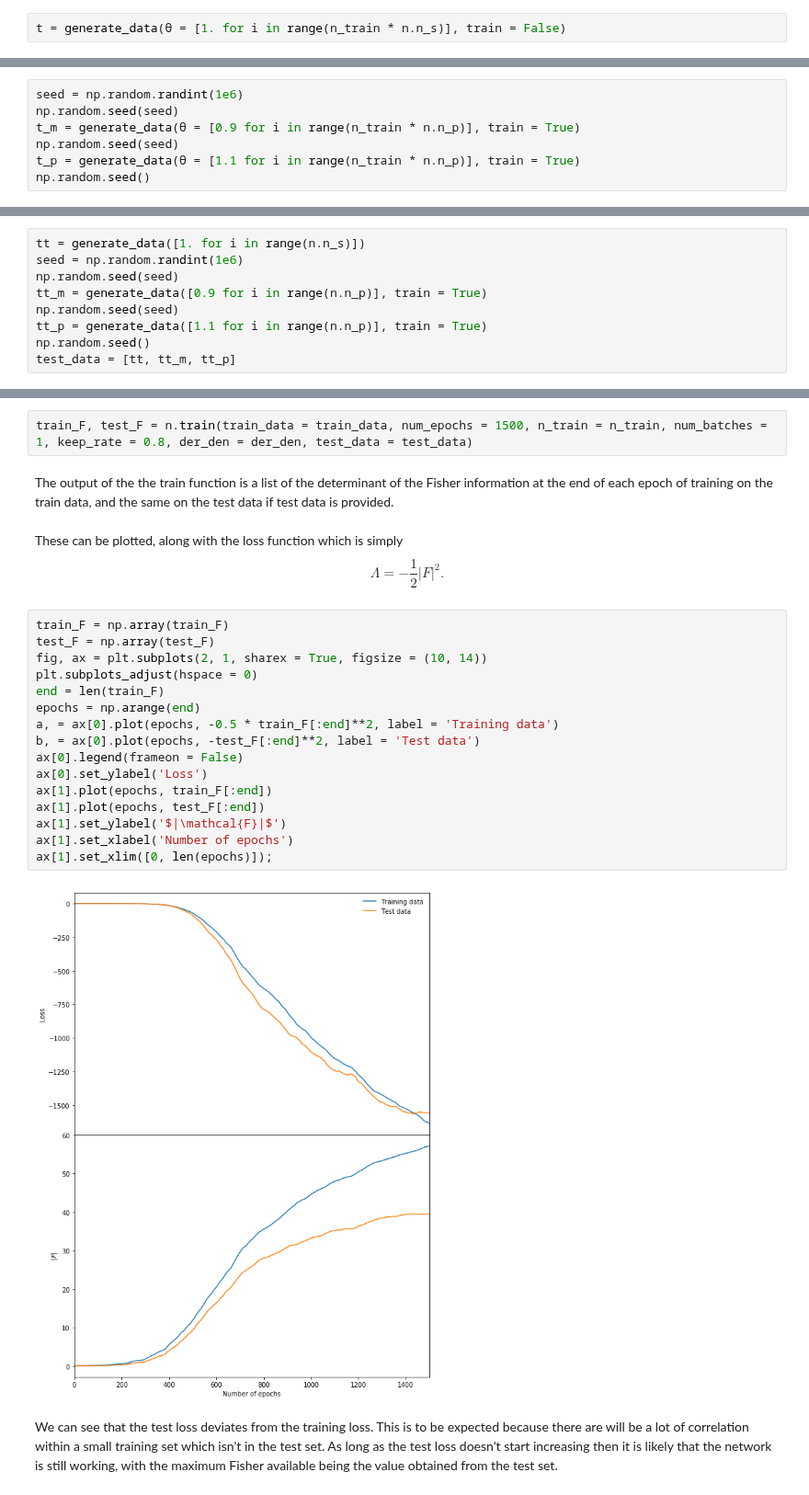
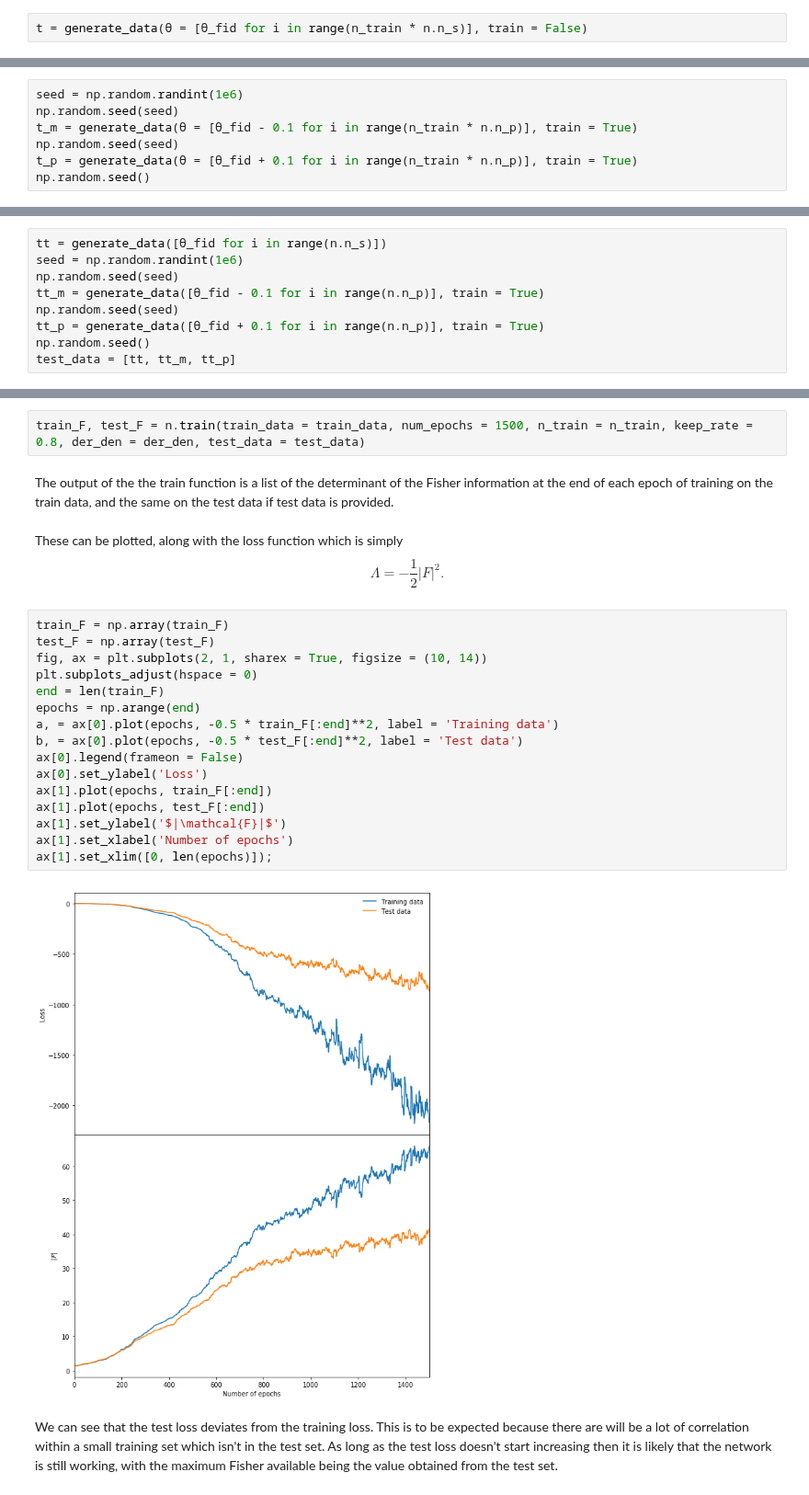
Before and after one commit to tomcharnock/IMNN, a Jupyter notebook: IMNN.ipynb, the cells around one changed output, grey strips where cells are left out. Shown at 92% size. Saved outputs shown, nothing was run; the diff lists cells and outputs as text.

```diff
--- a/IMNN.ipynb
+++ b/IMNN.ipynb
@@ -202,15 +207,15 @@ n_train = 1
 # %% [markdown]
 The fiducial parameter data can now be created, with variance θ = 1. We define how many simulations to use by passing the fiducial parameter through as a list. This is very useful for the ABC function later.
 # %%
-t = generate_data(θ = [1. for i in range(n_train * n.n_s)], train = False)
+t = generate_data(θ = [θ_fid for i in range(n_train * n.n_s)], train = False)
 # %% [markdown]
 It is essential to suppress the sample variance between the lower and upper perturbed values which can be done by setting the seed to be equal before calling the data generation function.
 # %%
 seed = np.random.randint(1e6)
 np.random.seed(seed)
-t_m = generate_data(θ = [0.9 for i in range(n_train * n.n_p)], train = True)
+t_m = generate_data(θ = [θ_fid - 0.1 for i in range(n_train * n.n_p)], train = True)
 np.random.seed(seed)
-t_p = generate_data(θ = [1.1 for i in range(n_train * n.n_p)], train = True)
+t_p = generate_data(θ = [θ_fid + 0.1 for i in range(n_train * n.n_p)], train = True)
 np.random.seed()
 # %% [markdown]
 We also need to get the denominator of the derivative which is given by the difference between the perturbed parameter values<br><br>
@@ -227,12 +232,12 @@ train_data = [t, t_m, t_p]
 ### Test data
 We also need to make some test data, although we don't need multiple combinations of this, i.e. `n_train = 1`.
 # %%
-tt = generate_data([1. for i in range(n.n_s)])
+tt = generate_data([θ_fid for i in range(n.n_s)])
 seed = np.random.randint(1e6)
 np.random.seed(seed)
-tt_m = generate_data([0.9 for i in range(n.n_p)], train = True)
+tt_m = generate_data([θ_fid - 0.1 for i in range(n.n_p)], train = True)
 np.random.seed(seed)
-tt_p = generate_data([1.1 for i in range(n.n_p)], train = True)
+tt_p = generate_data([θ_fid + 0.1 for i in range(n.n_p)], train = True)
 np.random.seed()
 test_data = [tt, tt_m, tt_p]
 # %% [markdown]
@@ -256,7 +261,7 @@ ax[1].set_xlabel('Test image');
 With the data we can now easily train the network. The train function takes in the training data (and the test data if you want to test - `test_data = None` can be used if you don't want to test, in which case the function only returns one list).<br><br>
 As well as the data, the function needs the number of epochs, `num_epochs`, the number of combinations of data, `n_train`, the number of batches, `num_batches < num_epochs`, the fraction of neurons kept when using dropout `keep_rate`, and the denominator for the derivative calculated earlier, `der_den`.
 # %%
-train_F, test_F = n.train(train_data = train_data, num_epochs = 1500, n_train = n_train, num_batches = 1, keep_rate = 0.8, der_den = der_den, test_data = test_data)
+train_F, test_F = n.train(train_data = train_data, num_epochs = 1500, n_train = n_train, keep_rate = 0.8, der_den = der_den, test_data = test_data)
 # %% [markdown]
 The output of the the train function is a list of the determinant of the Fisher information at the end of each epoch of training on the train data, and the same on the test data if test data is provided.<br><br>
 These can be plotted, along with the loss function which is simply
@@ -264,21 +269,21 @@ $$\Lambda = -\frac{1}{2}|F|^2.$$
 # %%
 train_F = np.array(train_F)
 test_F = np.array(test_F)
 fig, ax = plt.subplots(2, 1, sharex = True, figsize = (10, 14))
 plt.subplots_adjust(hspace = 0)
 end = len(train_F)
 epochs = np.arange(end)
 a, = ax[0].plot(epochs, -0.5 * train_F[:end]**2, label = 'Training data')
-b, = ax[0].plot(epochs, -test_F[:end]**2, label = 'Test data')
+b, = ax[0].plot(epochs, -0.5 * test_F[:end]**2, label = 'Test data')
 ax[0].legend(frameon = False)
 ax[0].set_ylabel('Loss')
 ax[1].plot(epochs, train_F[:end])
 ax[1].plot(epochs, test_F[:end])
 ax[1].set_ylabel('$|\mathcal{F}|$')
 ax[1].set_xlabel('Number of epochs')
 ax[1].set_xlim([0, len(epochs)]);
 # %% [output]
-[figure, old version]
+[figure, new version]
 # %% [markdown]
 We can see that the test loss deviates from the training loss. This is to be expected because there are will be a lot of correlation within a small training set which isn't in the test set. As long as the test loss doesn't start increasing then it is likely that the network is still working, with the maximum Fisher available being the value obtained from the test set.
 # %% [markdown]
```
Also changed, not shown: parts of 22 cells of this notebook, 2 other files.
